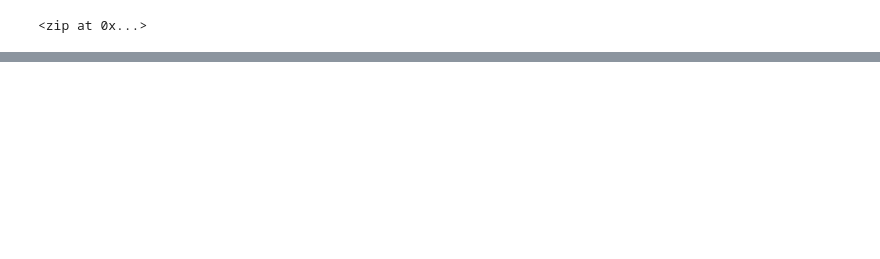
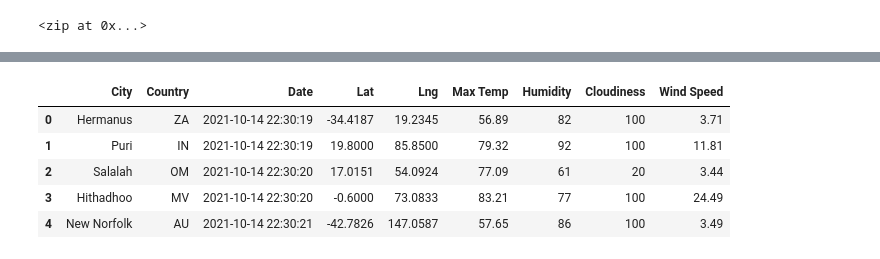
Before and after one commit to Francisco170594/World_Weather_Analysis, a Jupyter notebook: WeatherPy.ipynb, the cells around one changed output, grey strips where cells are left out. Saved outputs shown, nothing was run; the diff lists cells and outputs as text; code cells hidden in the pictures; blank space fills up the shorter version.

```diff
--- a/WeatherPy.ipynb
+++ b/WeatherPy.ipynb
@@ -31,0 +251,11 @@ len(cities)
+# %%
+new_column_order = ["City", "Country", "Date","Lat","Lng","Max Temp","Humidity","Cloudiness","Wind Speed"]
+city_data_df = city_data_df[new_column_order]
+city_data_df.head()
+# %% [output]
+|  | City | Country | Date | Lat | Lng | Max Temp | Humidity | Cloudiness | Wind Speed |
+| 0 | Hermanus | ZA | 2021-10-14 22:30:19 | -34.4187 | 19.2345 | 56.89 | 82 | 100 | 3.71 |
+| 1 | Puri | IN | 2021-10-14 22:30:19 | 19.8000 | 85.8500 | 79.32 | 92 | 100 | 11.81 |
+| 2 | Salalah | OM | 2021-10-14 22:30:20 | 17.0151 | 54.0924 | 77.09 | 61 | 20 | 3.44 |
+| 3 | Hithadhoo | MV | 2021-10-14 22:30:20 | -0.6000 | 73.0833 | 83.21 | 77 | 100 | 24.49 |
+| 4 | New Norfolk | AU | 2021-10-14 22:30:21 | -42.7826 | 147.0587 | 57.65 | 86 | 100 | 3.49 |
```
Also changed, not shown: parts of 17 cells of this notebook, 2 other files.
